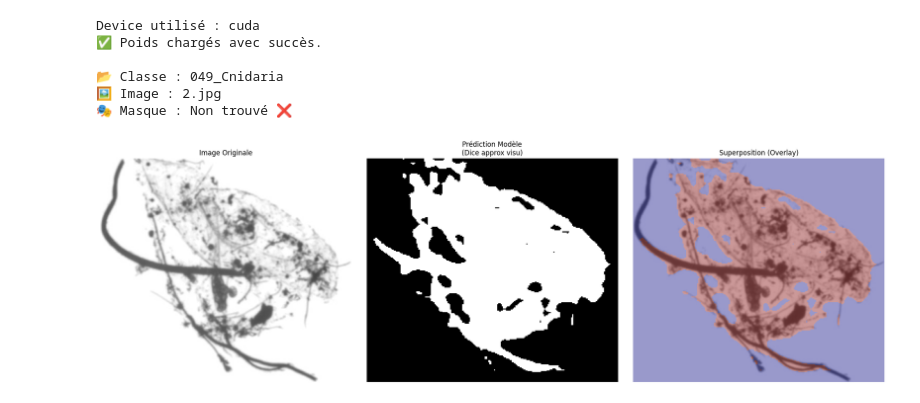
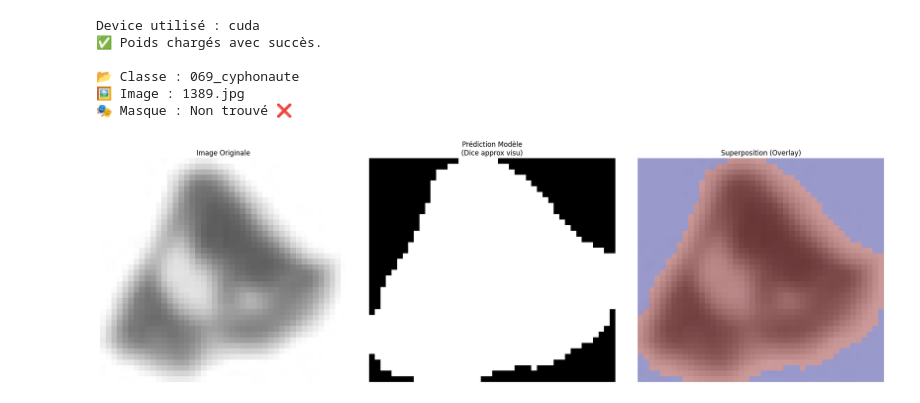
Before and after one commit to malerbe/transfer_and_active_learning_plankton_segmentation, a Jupyter notebook: active_learning/visualize_results.ipynb, the cells around one changed output. Cells and saved outputs as stored; diff of their text form; code cells hidden in the pictures.

```diff
--- a/active_learning/visualize_results.ipynb
+++ b/active_learning/visualize_results.ipynb
@@ -15,12 +15,12 @@ from PIL import Image
 DATASET_ROOT = r"C:\Users\223120964.HCAD\OneDrive - GEHealthCare\Desktop\transfer_and_active_learning_plankton_segmentation\data\original_dataset\train"
 
 # Chemin vers ton modèle entraîné (.pt)
-MODEL_PATH = r"C:\Users\223120964.HCAD\OneDrive - GEHealthCare\Desktop\transfer_and_active_learning_plankton_segmentation\logs\DeepLabV3Plus_14/best_model.pt" # <--- Vérifie ce chemin
+MODEL_PATH = r"C:\Users\223120964.HCAD\OneDrive - GEHealthCare\Desktop\transfer_and_active_learning_plankton_segmentation\logs\GridSearch_10\run_10_learning__rate__0_0001__model__backbone__resnet34__model__Unet__freeze__False__weight__decay__0_0001\best_model.pt" # <--- Vérifie ce chemin
 
 # Paramètres du modèle (DOIVENT ÊTRE IDENTIQUES À L'ENTRAÎNEMENT)
-MODEL_ARCH = "DeepLabV3Plus"
+MODEL_ARCH = "Unet"
 BACKBONE = "resnet34"
-IMG_SIZE = 224
+IMG_SIZE = 256
 DEVICE = "cuda" if torch.cuda.is_available() else "cpu"
 
 # Import de tes modèles (Assure-toi que torchtmpl est accessible)
@@ -167,33 +167,33 @@ def predict_and_show():
     # Vérité Terrain
     idx = 1
     if gt_mask is not None:
         axs[idx].imshow(gt_mask, cmap='gray')
         axs[idx].set_title("Vérité Terrain (Ground Truth)")
         axs[idx].axis("off")
         idx += 1
 
     # Prédiction
     axs[idx].imshow(pred_mask, cmap='gray')
     axs[idx].set_title(f"Prédiction Modèle\n(Dice approx visu)")
     axs[idx].axis("off")
     idx += 1
 
     # Overlay (Superposition)
     axs[idx].imshow(original_img)
     axs[idx].imshow(pred_mask, alpha=0.4, cmap='jet') # Le masque en transparence
     axs[idx].set_title("Superposition (Overlay)")
     axs[idx].axis("off")
 
     plt.tight_layout()
     plt.show()
 
 # --- EXECUTION ---
 predict_and_show()
 # %% [output]
 Device utilisé : cuda
 ✅ Poids chargés avec succès.
 
-📂 Classe : 049_Cnidaria
-🖼️ Image : 2.jpg
+📂 Classe : 069_cyphonaute
+🖼️ Image : 1389.jpg
 🎭 Masque : Non trouvé ❌
-[figure, old version]
+[figure, new version]
```
Also changed, not shown: 1 other file.
